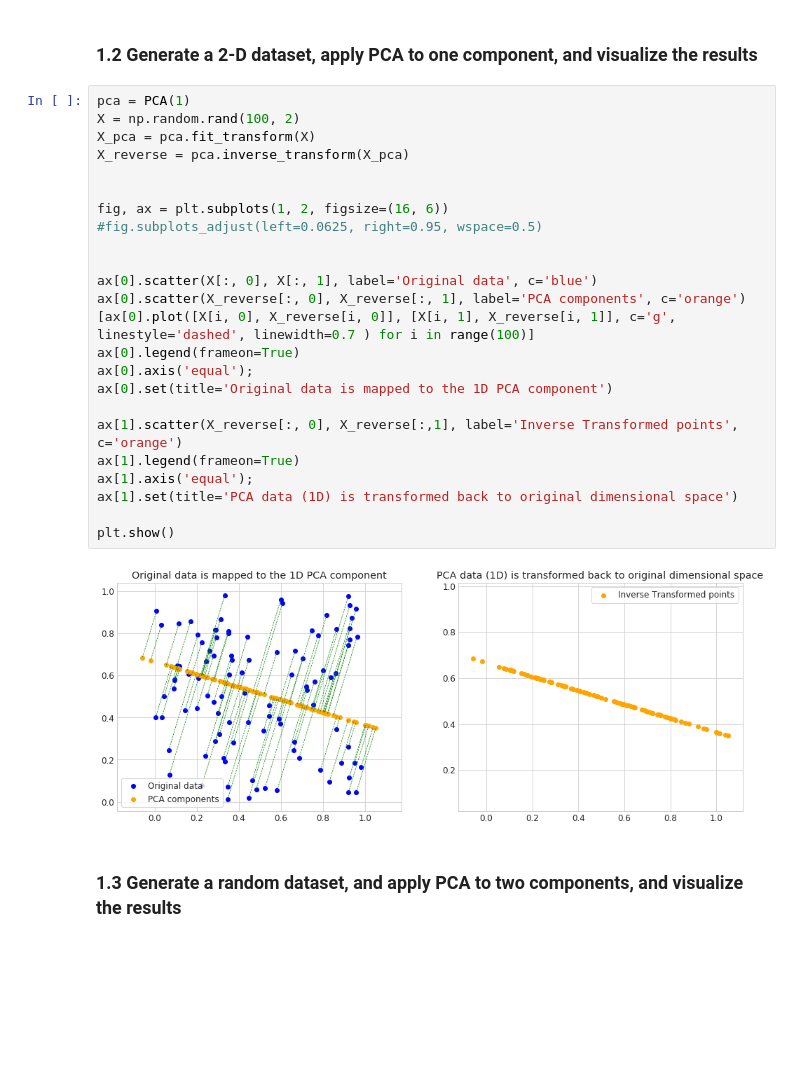
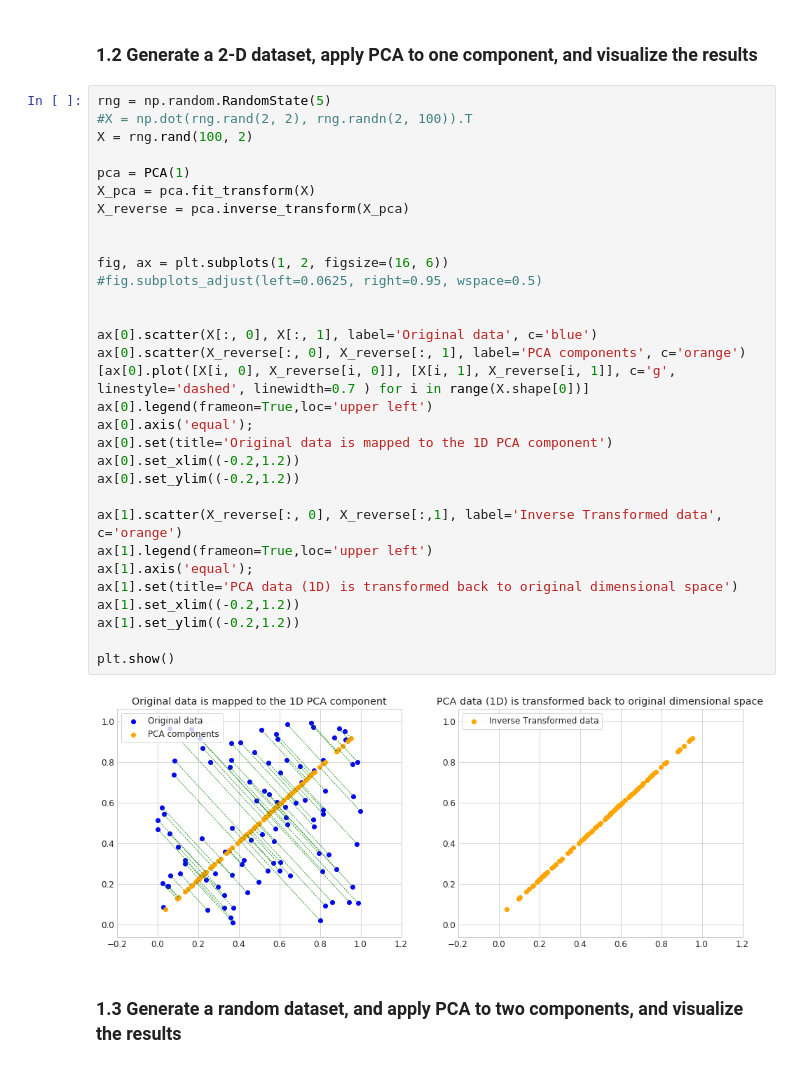
Before and after one commit to jchen8000/MachineLearning, a Jupyter notebook: Clustering and Unsupervised Learning/Principal_Component_Analysis_(PCA).ipynb, the cells around one changed output. Cells and saved outputs as stored; diff of their text form; blank space fills up the shorter version.

```diff
--- a/Clustering and Unsupervised Learning/Principal_Component_Analysis_(PCA).ipynb
+++ b/Clustering and Unsupervised Learning/Principal_Component_Analysis_(PCA).ipynb
@@ -41,31 +41,38 @@ sns.set_style('whitegrid')
 # %% [markdown]
 ### 1.2 Generate a 2-D dataset, apply PCA to one component, and visualize the results
 # %%
+rng = np.random.RandomState(5)
+#X = np.dot(rng.rand(2, 2), rng.randn(2, 100)).T
+X = rng.rand(100, 2)
+
 pca = PCA(1)
-X = np.random.rand(100, 2)
 X_pca = pca.fit_transform(X)
 X_reverse = pca.inverse_transform(X_pca)
 
 
 fig, ax = plt.subplots(1, 2, figsize=(16, 6))
 #fig.subplots_adjust(left=0.0625, right=0.95, wspace=0.5)
 
 
 ax[0].scatter(X[:, 0], X[:, 1], label='Original data', c='blue')
 ax[0].scatter(X_reverse[:, 0], X_reverse[:, 1], label='PCA components', c='orange')
-[ax[0].plot([X[i, 0], X_reverse[i, 0]], [X[i, 1], X_reverse[i, 1]], c='g', linestyle='dashed', linewidth=0.7 ) for i in range(100)]
-ax[0].legend(frameon=True)
+[ax[0].plot([X[i, 0], X_reverse[i, 0]], [X[i, 1], X_reverse[i, 1]], c='g', linestyle='dashed', linewidth=0.7 ) for i in range(X.shape[0])]
+ax[0].legend(frameon=True,loc='upper left')
 ax[0].axis('equal');
 ax[0].set(title='Original data is mapped to the 1D PCA component')
+ax[0].set_xlim((-0.2,1.2))
+ax[0].set_ylim((-0.2,1.2))
 
-ax[1].scatter(X_reverse[:, 0], X_reverse[:,1], label='Inverse Transformed points', c='orange')
-ax[1].legend(frameon=True)
+ax[1].scatter(X_reverse[:, 0], X_reverse[:,1], label='Inverse Transformed data', c='orange')
+ax[1].legend(frameon=True,loc='upper left')
 ax[1].axis('equal');
 ax[1].set(title='PCA data (1D) is transformed back to original dimensional space')
+ax[1].set_xlim((-0.2,1.2))
+ax[1].set_ylim((-0.2,1.2))
 
 plt.show()
 # %% [output]
-[figure, old version]
+[figure, new version]
 # %% [markdown]
 ### 1.3 Generate a random dataset, and apply PCA to two components, and visualize the results
 # %%
```
Also changed, not shown: parts of 13 cells of this notebook.
